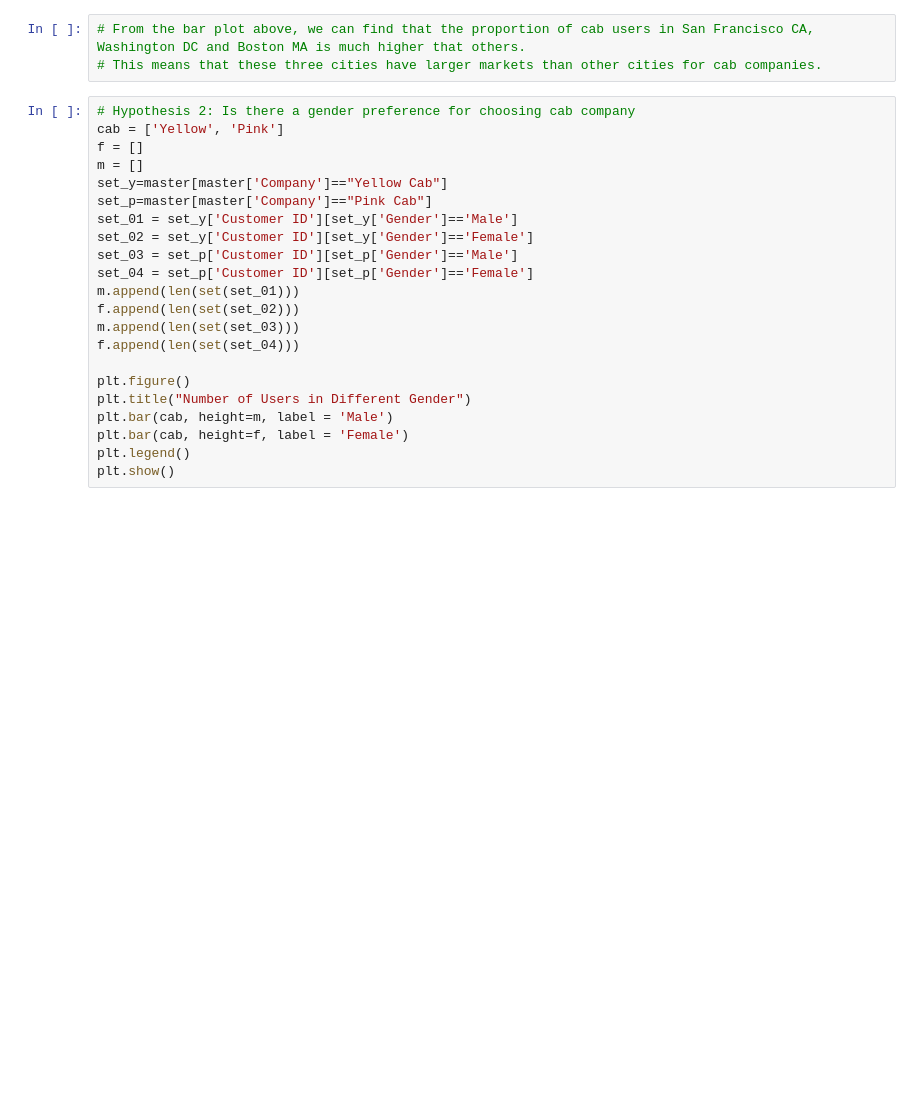
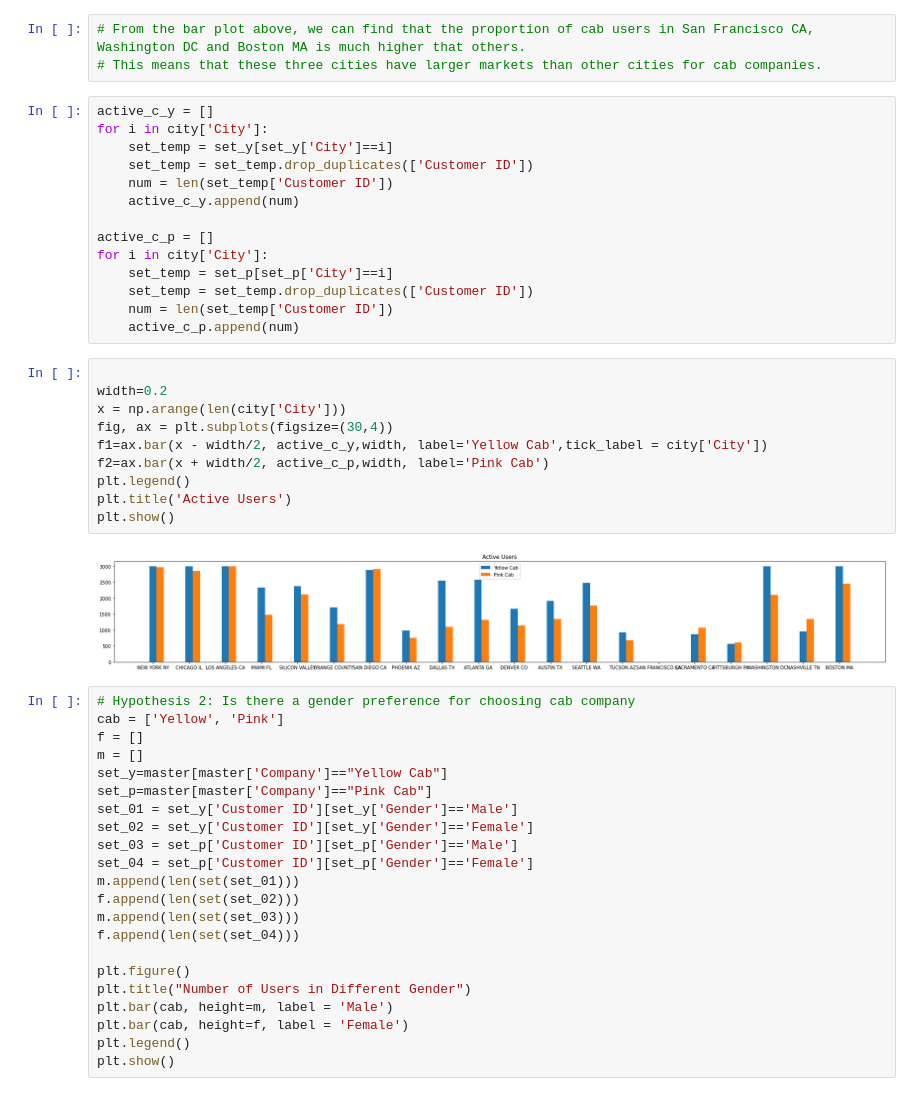
Before and after one commit to XuyangZhao20/DG-week2, a Jupyter notebook: DG-week3-updated.ipynb, the cells around one changed output. Cells and saved outputs as stored; diff of their text form; blank space fills up the shorter version.

```diff
--- a/DG-week3-updated.ipynb
+++ b/DG-week3-updated.ipynb
@@ -690,6 +689,32 @@ plt.bar(x=city['City'], height=city['ratio'])
 # %%
 # From the bar plot above, we can find that the proportion of cab users in San Francisco CA, Washington DC and Boston MA is much higher that others.
 # This means that these three cities have larger markets than other cities for cab companies.
+# %%
+active_c_y = []
+for i in city['City']:
+    set_temp = set_y[set_y['City']==i]
+    set_temp = set_temp.drop_duplicates(['Customer ID'])
+    num = len(set_temp['Customer ID'])
+    active_c_y.append(num)
+
+active_c_p = []
+for i in city['City']:
+    set_temp = set_p[set_p['City']==i]
+    set_temp = set_temp.drop_duplicates(['Customer ID'])
+    num = len(set_temp['Customer ID'])
+    active_c_p.append(num)
+# %%
+
+width=0.2
+x = np.arange(len(city['City']))
+fig, ax = plt.subplots(figsize=(30,4))
+f1=ax.bar(x - width/2, active_c_y,width, label='Yellow Cab',tick_label = city['City'])
+f2=ax.bar(x + width/2, active_c_p,width, label='Pink Cab')
+plt.legend()
+plt.title('Active Users')
+plt.show()
+# %% [output]
+[figure, added]
 # %%
 # Hypothesis 2: Is there a gender preference for choosing cab company
 cab = ['Yellow', 'Pink']
```
Also changed, not shown: parts of 4 cells of this notebook.
